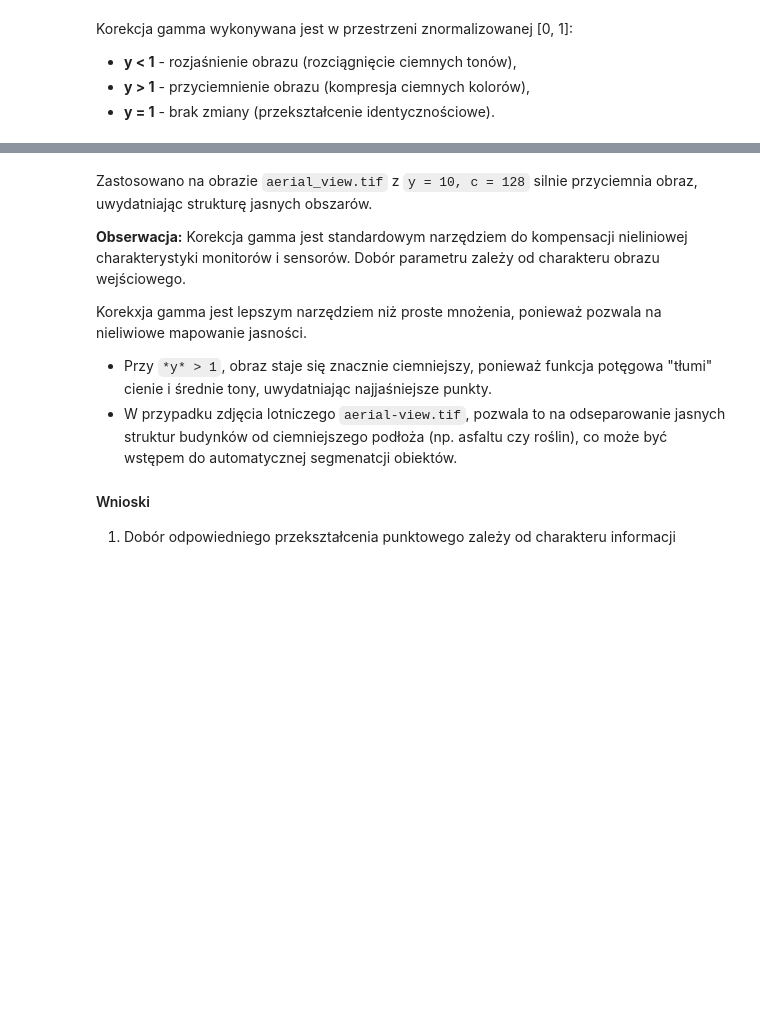
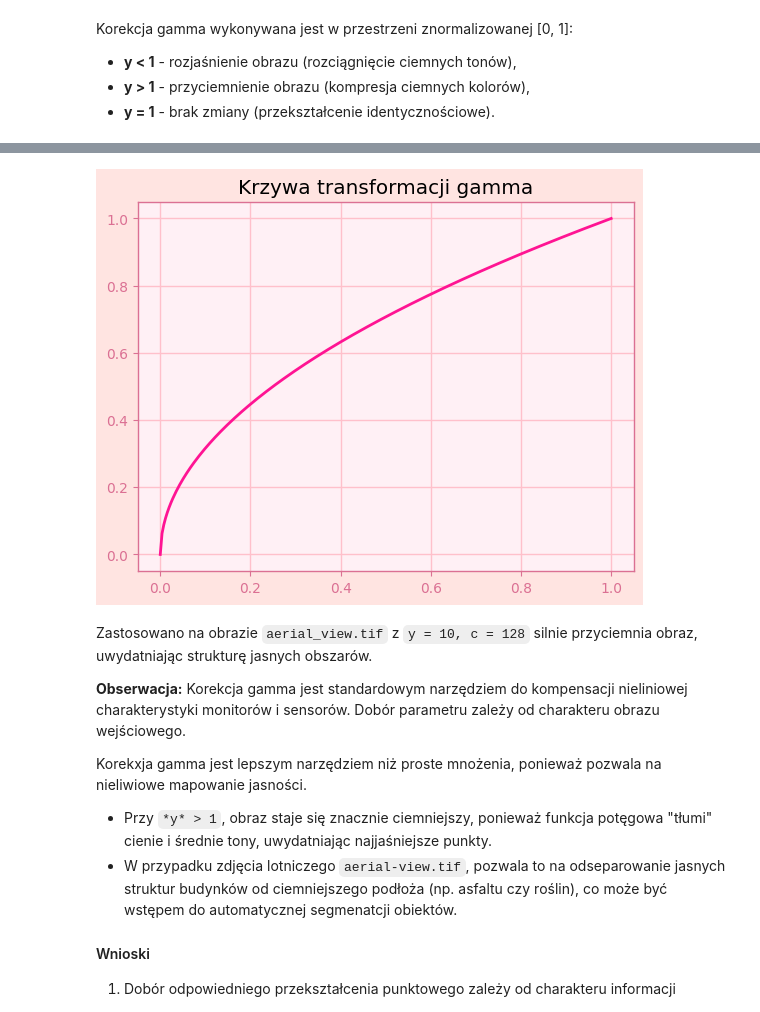
Before and after one commit to DamianRyczko/CPSiO, a Jupyter notebook: OBRAZY/obrazy.ipynb, the cells around one changed output, grey strips where cells are left out. Cells and saved outputs as stored; diff of their text form; code cells hidden in the pictures; blank space fills up the shorter version.

```diff
--- a/OBRAZY/obrazy.ipynb
+++ b/OBRAZY/obrazy.ipynb
@@ -557,3 +584,14 @@ HBox(children=(Button(button_style='info', description='Update', style=ButtonSty
+# %%
+t = np.linspace(0, 1, 256)
+gamma = 0.5
+c = 1.0
+s = c * np.power(t, gamma)
+plt.plot(t, s)
+plt.title("Krzywa transformacji gamma")
+plt.grid(color='pink', linestyle='-', linewidth=1)
+plt.show()
+# %% [output]
+[figure, added]
 # %% [markdown]
 Zastosowano na obrazie `aerial_view.tif` z `y = 10, c = 128` silnie przyciemnia obraz, uwydatniając strukturę jasnych obszarów.
 
```
Also changed, not shown: parts of 29 cells of this notebook.
